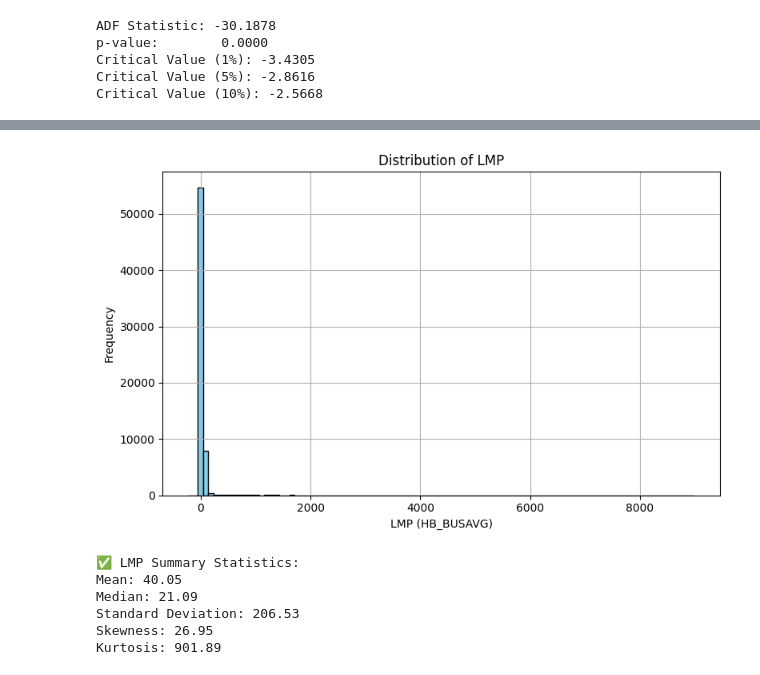
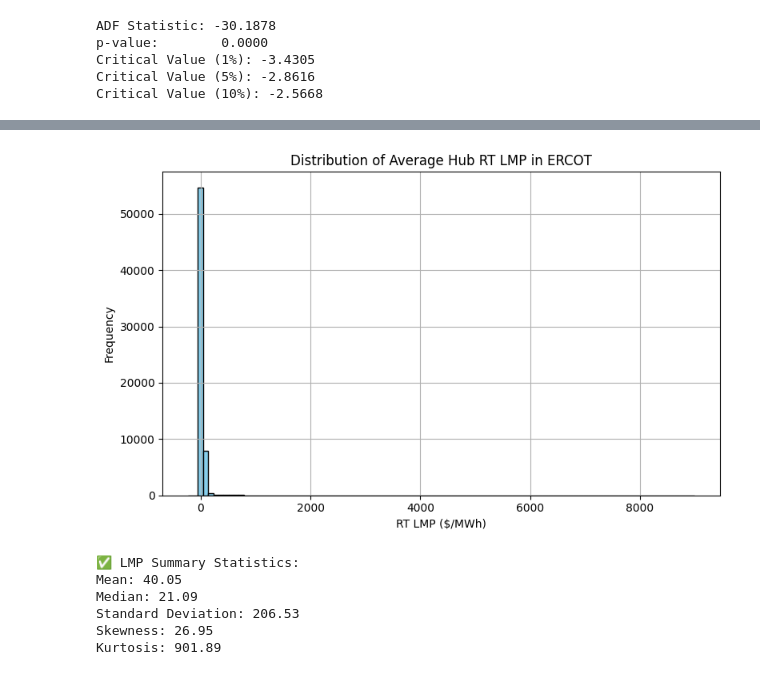
Before and after one commit to jessalynlc/IDS705_final_project, a Jupyter notebook: data_scrape.ipynb, the cells around one changed output, grey strips where cells are left out. Saved outputs shown, nothing was run; the diff lists cells and outputs as text; code cells hidden in the pictures.

Commit message:
Updating exploratory graph axis.

```diff
--- a/data_scrape.ipynb
+++ b/data_scrape.ipynb
@@ -358,14 +358,14 @@ plt.show()
 # %%
 plt.figure(figsize=(8, 5))
-plt.hist(df['lmp_HB_BUSAVG'], bins=100, color='skyblue', edgecolor='black')
-plt.xlabel('Average ERCOT Real Time Hub Price ($/MWh)')
+plt.hist(df['Hub Average LMP'], bins=100, color='skyblue', edgecolor='black')
+plt.xlabel('RT LMP ($/MWh)')
 plt.ylabel('Frequency')
-plt.title('Distribution of LMP')
+plt.title('Distribution of Average Hub RT LMP in ERCOT')
 plt.grid(True)
 plt.tight_layout()
 plt.show()
 # %% [output]
-[figure, old version]
+[figure, new version]
 # %%
 import pandas as pd
 import matplotlib.pyplot as plt
```
Also changed, not shown: parts of 3 cells of this notebook.
